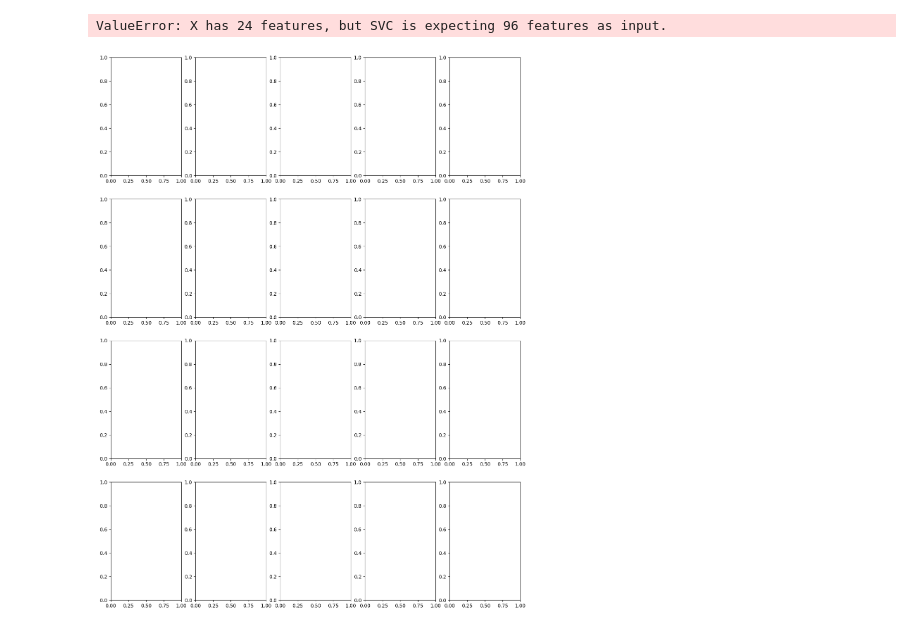
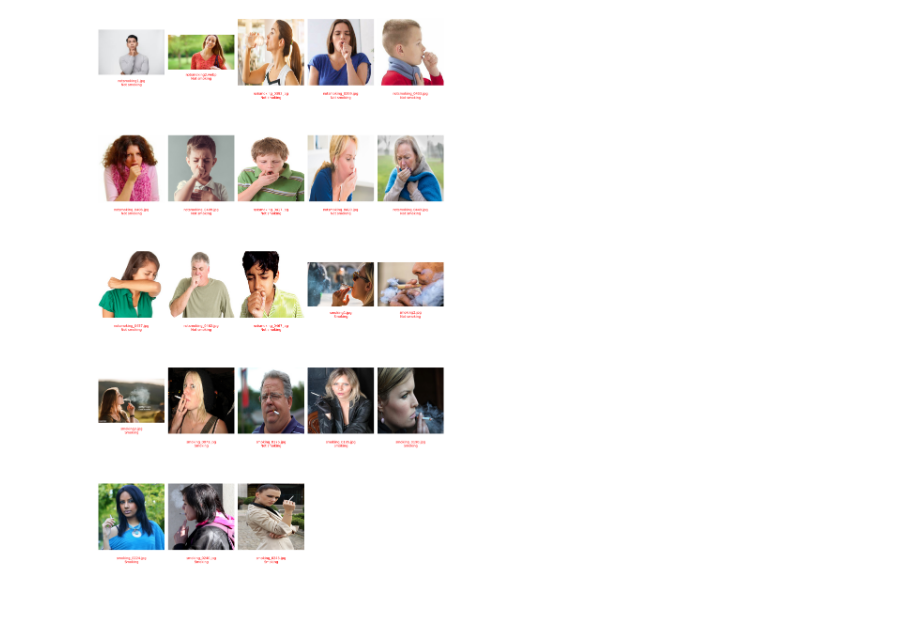
Before and after one commit to nahrixt0710/Smoking-Image-Classification, a Jupyter notebook: demo_svm.ipynb, the cells around one changed output. Drawn from its saved outputs; the diff is of its cells as text; code cells hidden in the pictures.

Commit message:
add fraw histogram but dont know if it will work or not

```diff
--- a/demo_svm.ipynb
+++ b/demo_svm.ipynb
@@ -5,12 +5,12 @@ import os
 from matplotlib import pyplot as plt
 from src.utils import *
 # %%
-model_name = "svm_best_model.pkl"
+model_name = "svm_best_model_hsv2.pkl"
 
 model_path = os.path.join("src/checkpoint", model_name)
 model = joblib.load(model_path)
 # %%
-test_path = "data/demo/"
+test_path = "data/demo_img"
 image_files = os.listdir(test_path)
 
 # Số lượng ảnh muốn hiển thị mỗi hàng
@@ -20,35 +20,40 @@ num_rows = (len(image_files) // images_per_row) + (1 if len(image_files) % image
 
 # Tạo subplots với số hàng và cột phù hợp
 fig, axes = plt.subplots(num_rows, images_per_row, figsize=(15, 5 * num_rows))
 
 # Lặp qua từng ảnh và hiển thị
 for i, image_name in enumerate(image_files):
     image_path = os.path.join(test_path, image_name)
     image = cv2.imread(image_path)
     image = cv2.cvtColor(image, cv2.COLOR_BGR2RGB)  # Đổi màu từ BGR sang RGB
 
+    img = preprocess_hsv(image, img_size=512, bin=128)
     # Dự đoán nhãn cho ảnh
-    label = predict(image, model)
+    pred = model.predict([img])[0]
+    if pred == 0:
+        label = "Not smoking"
+    else:
+        label = "Smoking"
 
     # Tính toán vị trí hàng và cột của ảnh trong grid
     row = i // images_per_row
     col = i % images_per_row
 
     # Hiển thị ảnh tại vị trí hàng, cột
     axes[row, col].imshow(image)
     axes[row, col].axis('off')  # Tắt hiển thị trục
 
-    # Vẽ nhãn dưới ảnh
-    axes[row, col].text(0.5, -0.1, label, ha='center', va='top', fontsize=12, color='red', transform=axes[row, col].transAxes)
+    # Vẽ nhãn và tên ảnh dưới ảnh
+    display_text = f"{image_name}\n{label}"  # Kết hợp tên ảnh và nhãn
+    axes[row, col].text(0.5, -0.1, display_text, ha='center', va='top', fontsize=10, color='red', transform=axes[row, col].transAxes)
 
 # Tắt các trục thừa nếu số ảnh không đủ fill hết các cột
 for i in range(len(image_files), num_rows * images_per_row):
     row = i // images_per_row
     col = i % images_per_row
     axes[row, col].axis('off')
 
 plt.tight_layout()  # Điều chỉnh khoảng cách giữa các ảnh
 plt.show()
 # %% [output]
-ValueError: X has 24 features, but SVC is expecting 96 features as input.
-[figure, old version]
+[figure, new version]
```
Also changed, not shown: 1 other file.
